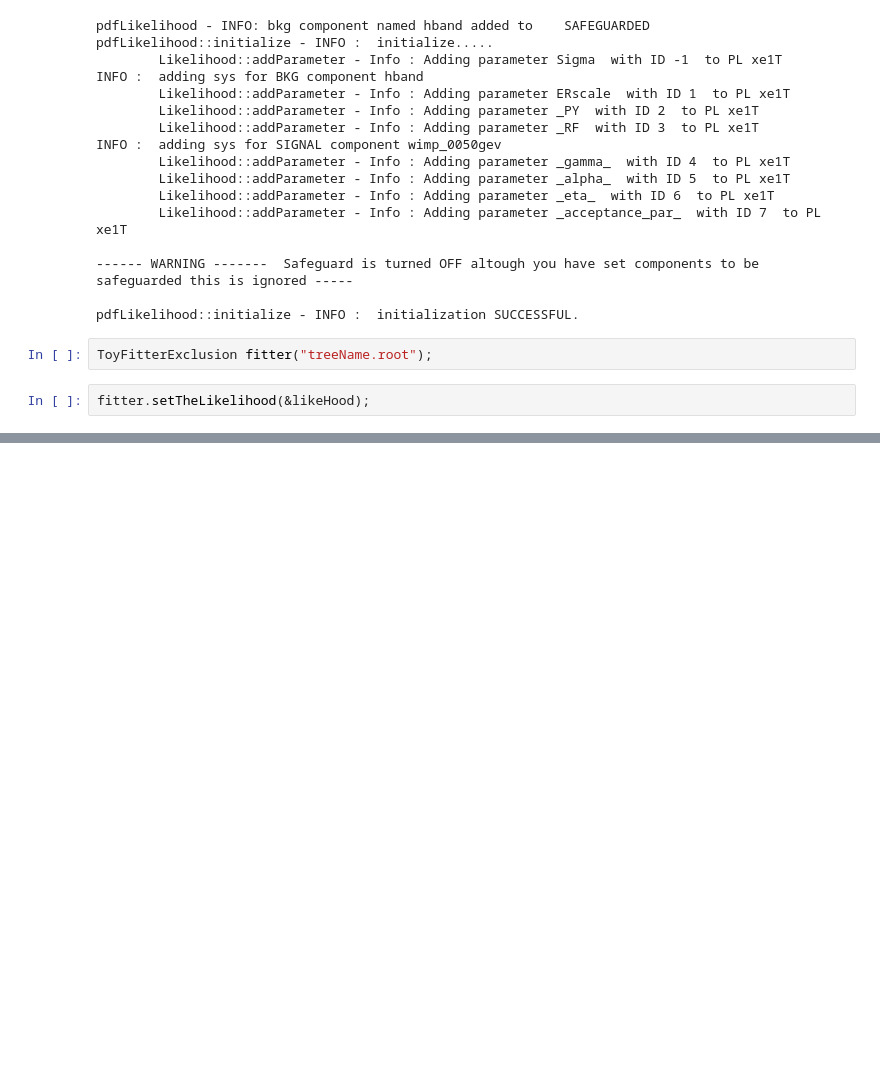
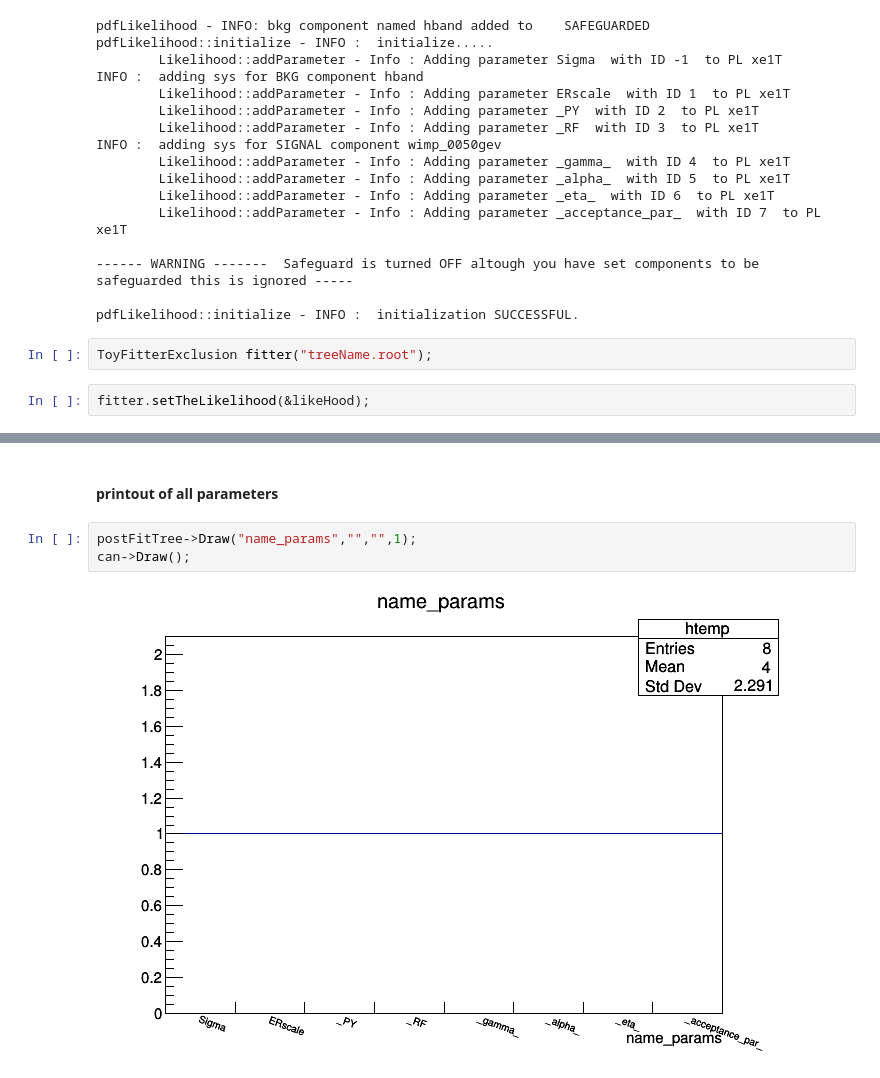
Before and after one commit to XENON1T/Xephyr, a Jupyter notebook: notebooks/ToyFitter.ipynb, the cells around one changed output, grey strips where cells are left out. Cells and saved outputs as stored; diff of their text form; blank space fills up the shorter version.

```diff
--- a/notebooks/ToyFitter.ipynb
+++ b/notebooks/ToyFitter.ipynb
@@ -140,0 +170,7 @@ ML -336.134 achieved for
+# %% [markdown]
+#### printout of all parameters
+# %%
+postFitTree->Draw("name_params","","",1);
+can->Draw();
+# %% [output]
+[figure, added]
```
Also changed, not shown: parts of 25 cells of this notebook, 4 other files.
